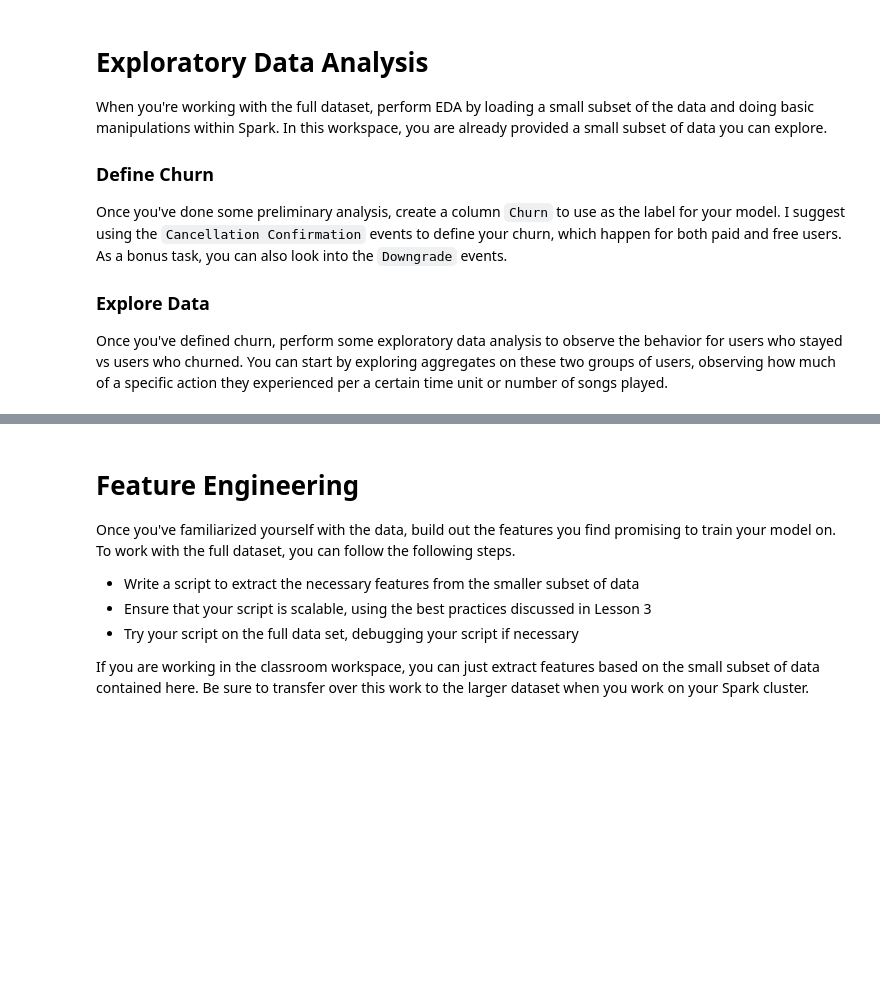
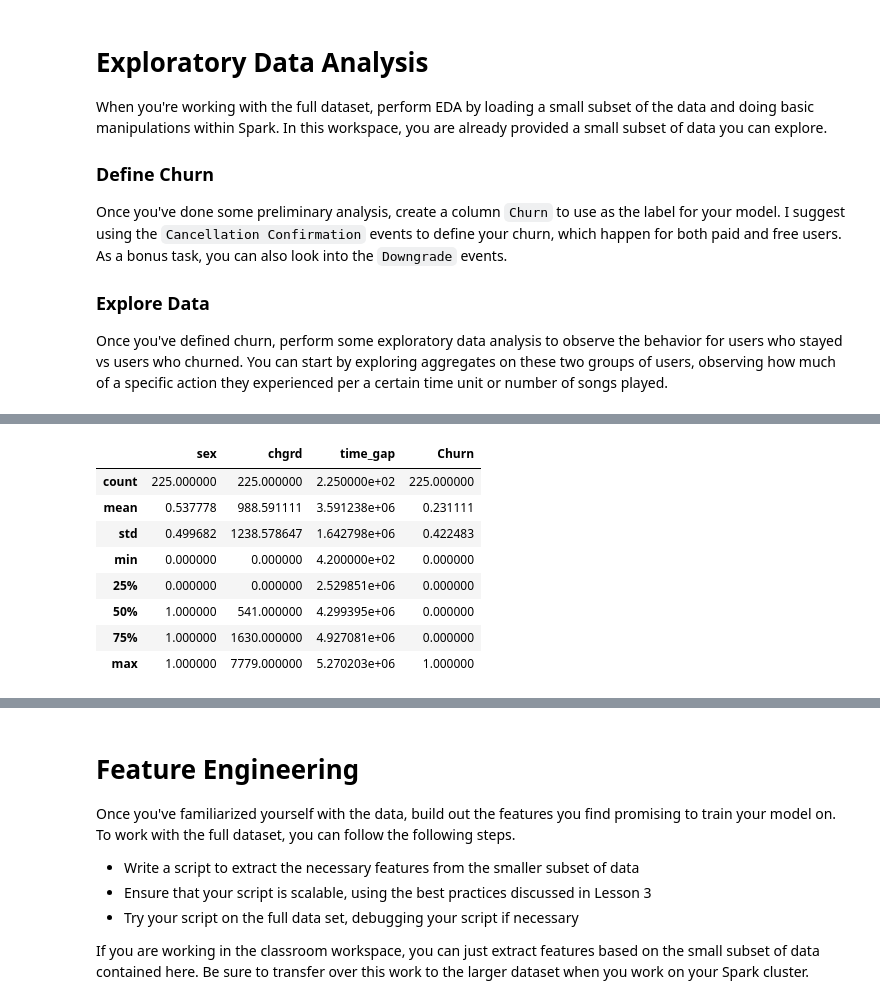
Before and after one commit to QianM2020/Sparkify-LogisticRegression-pyspark, a Jupyter notebook: Sparkify.ipynb, the cells around one changed output, grey strips where cells are left out. Saved outputs shown, nothing was run; the diff lists cells and outputs as text; code cells hidden in the pictures; blank space fills up the shorter version.

```diff
--- a/Sparkify.ipynb
+++ b/Sparkify.ipynb
@@ -154,0 +172,12 @@ explore_data(df)
+# %%
+df.describe()
+# %% [output]
+|  | sex | chgrd | time_gap | Churn |
+| count | 225.000000 | 225.000000 | 2.250000e+02 | 225.000000 |
+| mean | 0.537778 | 988.591111 | 3.591238e+06 | 0.231111 |
+| std | 0.499682 | 1238.578647 | 1.642798e+06 | 0.422483 |
+| min | 0.000000 | 0.000000 | 4.200000e+02 | 0.000000 |
+| 25% | 0.000000 | 0.000000 | 2.529851e+06 | 0.000000 |
+| 50% | 1.000000 | 541.000000 | 4.299395e+06 | 0.000000 |
+| 75% | 1.000000 | 1630.000000 | 4.927081e+06 | 0.000000 |
+| max | 1.000000 | 7779.000000 | 5.270203e+06 | 1.000000 |
```
Also changed, not shown: parts of 8 cells of this notebook, 5 other files.
